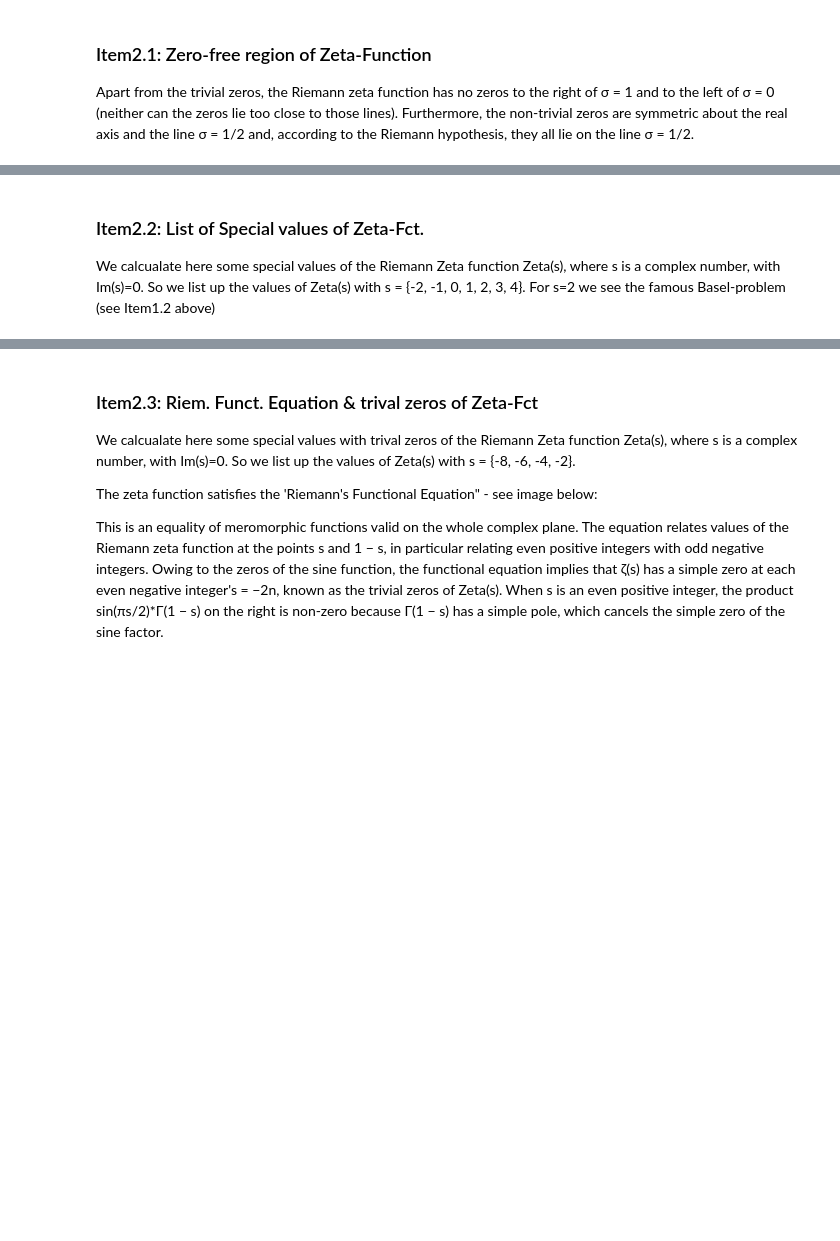
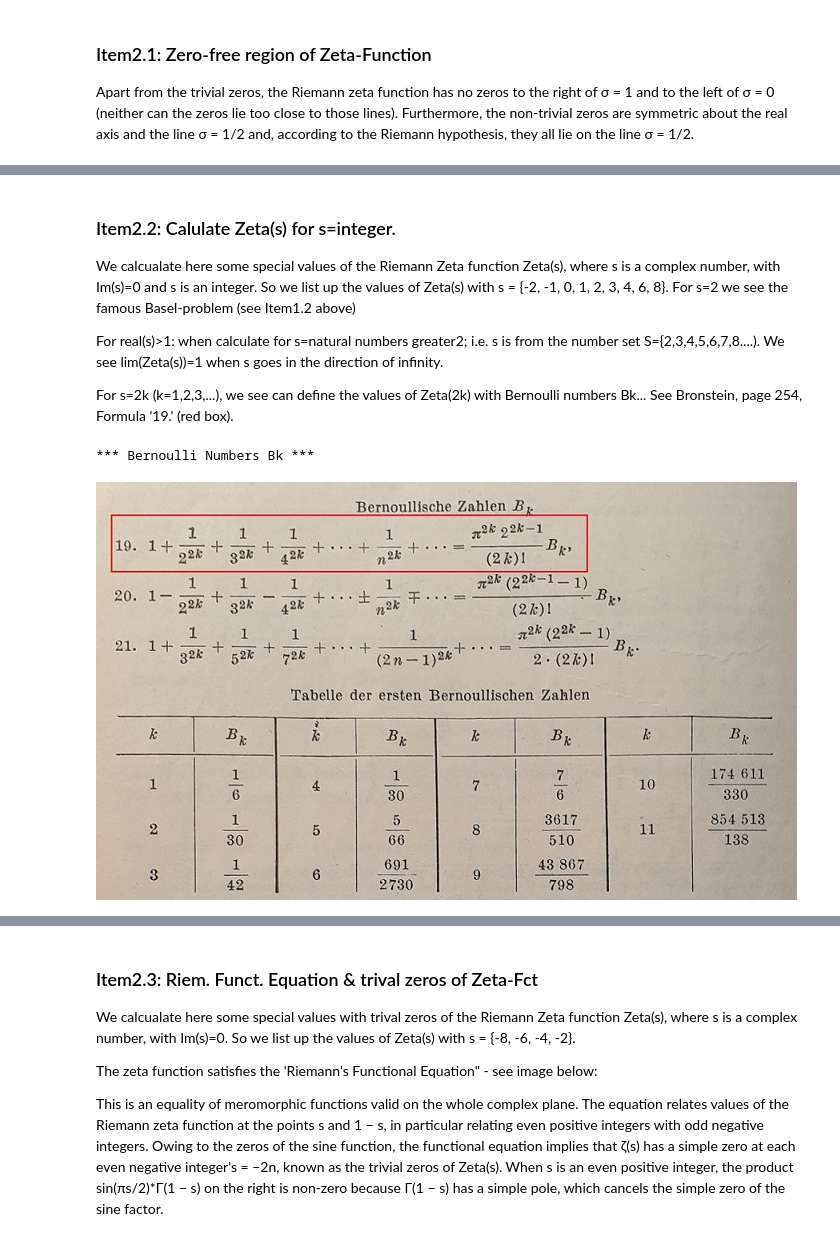
Before and after one commit to HVoellinger/Mathematics, a Jupyter notebook: RiemannZetaFct_and_RiemannHypothesis.ipynb, the cells around one changed output, grey strips where cells are left out. Cells and saved outputs as stored; diff of their text form; code cells hidden in the pictures; blank space fills up the shorter version.

```diff
--- a/RiemannZetaFct_and_RiemannHypothesis.ipynb
+++ b/RiemannZetaFct_and_RiemannHypothesis.ipynb
@@ -150,8 +154,23 @@ def zeta(s, t = 100):
 from itertools import count, islice
 from scipy.special import binom
 # %% [markdown]
-### Item2.2: List of Special values of Zeta-Fct.
+### Item2.2: Calulate Zeta(s) for s=integer.
 
-We calcualate here some special values of the Riemann Zeta function Zeta(s), where s is a complex number, with Im(s)=0. So we list up the values of Zeta(s) with s = {-2, -1, 0, 1, 2, 3, 4}.
+We calcualate here some special values of the Riemann Zeta function Zeta(s), where s is a complex number, with Im(s)=0 and s is an integer. So we list up the values of Zeta(s) with s = {-2, -1, 0, 1, 2, 3, 4, 6, 8}.
 For s=2 we see the famous Basel-problem (see Item1.2 above)
+
+For real(s)>1: when calculate for s=natural numbers greater2; i.e. s is from the number set S={2,3,4,5,6,7,8....).
+We see lim(Zeta(s))=1 when s goes in the direction of infinity.
+
+For s=2k (k=1,2,3,...), we see can define the values of Zeta(2k) with Bernoulli numbers Bk...
+See Bronstein, page 254, Formula '19.' (red box).
+# %%
+print ("*** Bernoulli Numbers Bk ***")
+
+from IPython.display import Image
+
+Image('Images/bernoulli_numbers.jpg')
+# %% [output]
+*** Bernoulli Numbers Bk ***
+[figure, added]
 # %%
```
Also changed, not shown: parts of 10 cells of this notebook, 3 other files.
